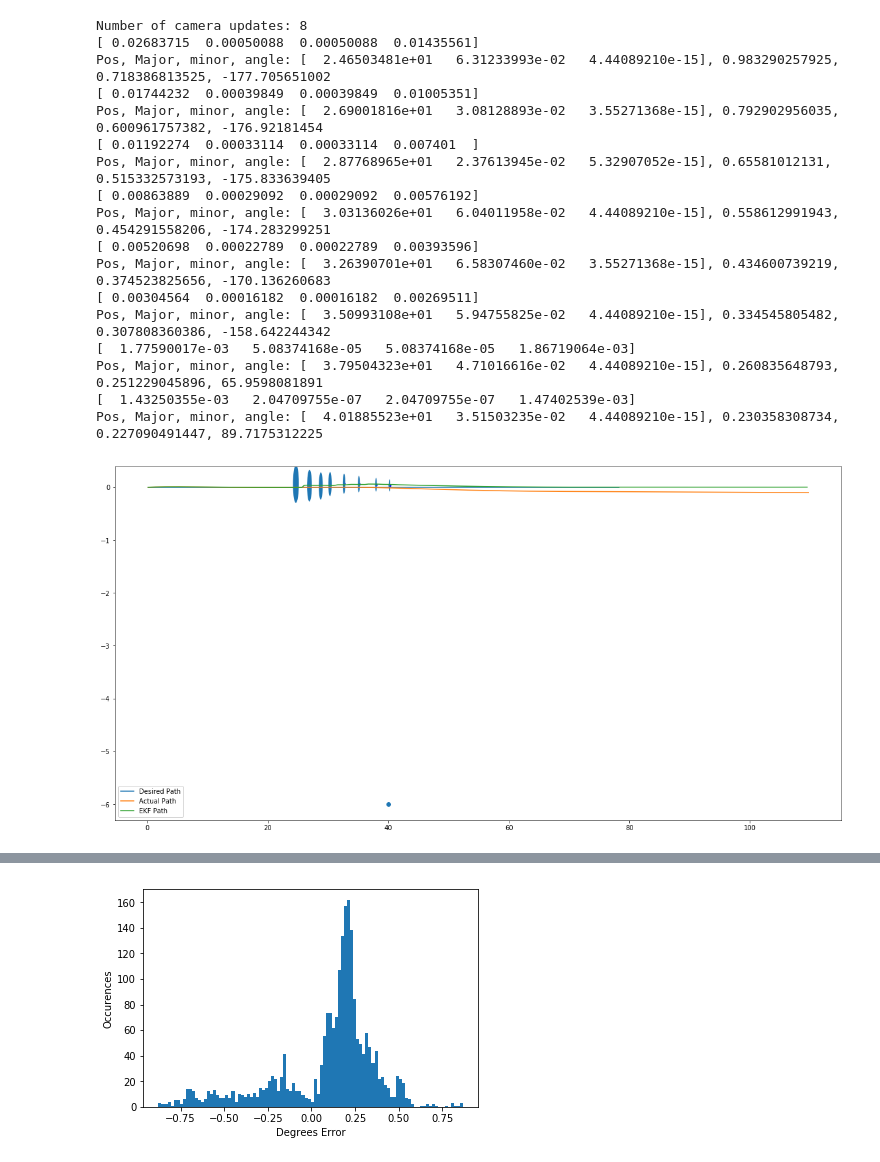
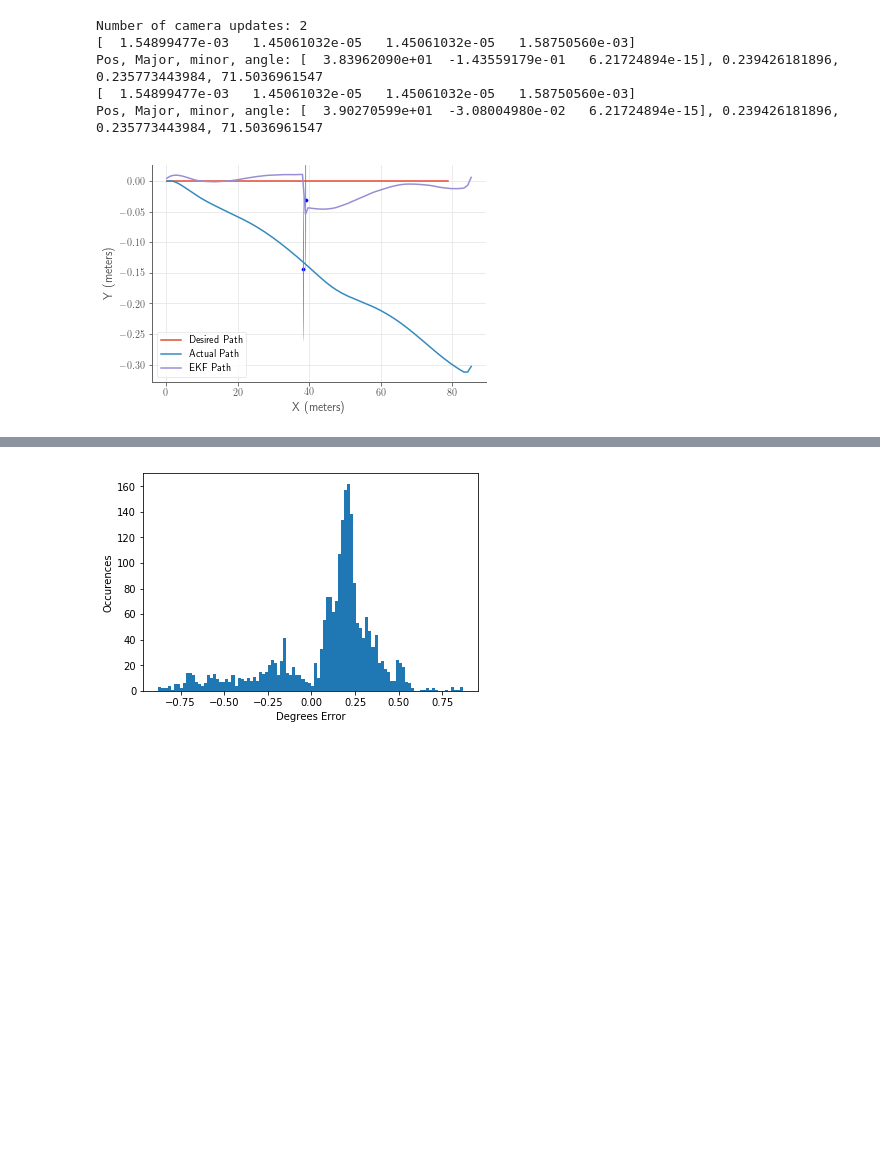
Before and after one commit to flyingsilverfin/AV-Camera-Placement, a Jupyter notebook: evaluation/parallel_simulation/Mutual Information Log Analysis.ipynb, the cells around one changed output, grey strips where cells are left out. Drawn from its saved outputs; the diff is of its cells as text; code cells hidden in the pictures; blank space fills up the shorter version.

```diff
--- a/evaluation/parallel_simulation/Mutual Information Log Analysis.ipynb
+++ b/evaluation/parallel_simulation/Mutual Information Log Analysis.ipynb
@@ -36,7 +66,7 @@ def quat_to_rpy(quat):
 experiment_defs_root = "defs"
 experiment_gen_root = "gen"
 # specific_experiment_paths = [['calibration_circuit.json'], ['calibration_circuit_mirror.json']] # subbpath to only process 1 experiment dir or .json, not all at once
-specific_experiment_paths = [['straight_road_80m_centercam_pos3.json']]
+specific_experiment_paths = [['straight_road_80m_centercam_pos1.json'],['straight_road_80m_centercam_pos2.json'],['straight_road_80m_centercam_pos3.json']]
 if len(specific_experiment_paths) > 0:
     specific_experiments = [os.path.join(*p) for p in  specific_experiment_paths]
 # %%
@@ -111,5 +143,5 @@ print([len(x) for x in all_bag_files])
 # %%
-bag = rosbag.Bag(all_bag_files[0][0])
+bag = rosbag.Bag(all_bag_files[1][6])
 # bag= rosbag.Bag('gen/calibration_circuit/runner_0/run_45/sim_data.bag')
 print(bag)
 # # reorder bag based on EKF header timestamps...
@@ -184,7 +189,7 @@ def extract_path_points(bag):
     actual_path = []
     ekf_path = []
     camera_updates = []
-    for msg in bag:
+    for i, msg in enumerate(bag):
         ts.append(msg.timestamp.to_sec())
         msg = msg.message
         target_path_points.append(point_to_numpy(msg.path_update.target_point))
@@ -194,7 +199,7 @@ def extract_path_points(bag):
         if msg.has_camera_update:
             pos_update = point_to_numpy(msg.camera_update.position)
             cov = np.array(msg.camera_update.covariance)
-            camera_updates.append((pos_update, cov))
+            camera_updates.append([(pos_update, cov),i])
     return np.array(ts), np.array(target_path_points), np.array(actual_path), np.array(ekf_path), camera_updates
 # %%
 def eigsorted(cov):
@@ -213,13 +218,14 @@ def covariance_to_ellipse(cov):
 # %%
 #*** THIS is good ***
 print(bag)
+skip_last = 50
 ts, pts, actual_pts, ekf_pts, camera_updates = extract_path_points(bag)
 fig = plt.figure(figsize=(10,10))
 ax = fig.add_subplot(111)
-ax.plot(pts[:, 0], pts[:, 1])
-ax.plot(actual_pts[:, 0], actual_pts[:, 1])
-ax.plot(ekf_pts[:, 0], ekf_pts[:, 1])
-for pos, cov in camera_updates[::4]:
+ax.plot(pts[:-skip_last, 0], pts[:-skip_last, 1])
+ax.plot(actual_pts[:-skip_last, 0], actual_pts[:-skip_last, 1])
+ax.plot(ekf_pts[:-skip_last, 0], ekf_pts[:-skip_last, 1])
+for (pos, cov), index in camera_updates:
     plt.scatter(pos[0], pos[1], color="blue", s=10)
     major, minor, angle = covariance_to_ellipse(cov)
 #     print("Major, minor, angle:")
@@ -227,6 +233,10 @@ for pos, cov in camera_updates[::4]:
     e = Ellipse(pos[:2], major*2*3, minor*2*3, np.rad2deg(angle)) # RECALL we encoded 3 stddevs!
     e.set_alpha(0.2)
     ax.add_artist(e)
+    print("Camera position: {0}".format(pos))
+    print("Real position: {0}".format(actual_pts[index]))
+    print("Distance: {0}".format(np.linalg.norm(pos - actual_pts[index])))
+    print("Major, minor lengths: {0}, {1}".format(major, minor))
 plt.legend(("Desired Path", "Actual Path", "EKF Path"))
 plt.show()
 # %% [output]
@@ -244,43 +262,38 @@ topics:      /simulation_data   2222 msgs @ 25.3 Hz : custom_messages/Simulation
 # %%
 ts, pts, actual_pts, ekf_pts, camera_updates = extract_path_points(bag)
-fig = plt.figure(figsize=(20,10))
+fig = plt.figure()
 ax = fig.add_subplot(111)
 print("Number of camera updates: {0}".format(len(camera_updates)))
-ax.plot(pts[:, 0], pts[:, 1])
-ax.plot(actual_pts[:, 0], actual_pts[:, 1])
-ax.plot(ekf_pts[:, 0], ekf_pts[:, 1])
-plt.scatter([40], [-6])
-for pos, cov in camera_updates:
+ax.plot(pts[:-25, 0], pts[:-25, 1])
+ax.plot(actual_pts[:-25, 0], actual_pts[:-25, 1])
+ax.plot(ekf_pts[:-25, 0], ekf_pts[:-25, 1])
+# plt.scatter([40], [-6]) # one camera location...
+for (pos, cov), index in camera_updates:
     plt.scatter(pos[0], pos[1], color="blue", s=10)
     major, minor, angle = covariance_to_ellipse(cov)
     print(cov)
     angle = np.rad2deg(angle)
     print("Pos, Major, minor, angle: {3}, {0}, {1}, {2}".format(major*3*2, minor*3*2, angle, pos))
     e = Ellipse(pos[:2], major*3*2, minor*3*2, angle=angle)
     ax.add_artist(e)
 plt.legend(("Desired Path", "Actual Path", "EKF Path"))
 # plt.xlim(25,45)
 # plt.ylim(-10,10)
-plt.show()
+plt.xlabel("X (meters)")
+plt.ylabel("Y (meters)")
+
+if save:
+    plt.savefig('figs/impl/calibration_circuit_plain.pdf',bbox_inches='tight')
+    plt.savefig('figs/impl/calibration_circuit_plain.pgf',bbox_inches='tight')
+else:
+    plt.show()
 # %% [output]
-Number of camera updates: 8
-[ 0.02683715  0.00050088  0.00050088  0.01435561]
-Pos, Major, minor, angle: [  2.46503481e+01   6.31233993e-02   4.44089210e-15], 0.983290257925, 0.718386813525, -177.705651002
-[ 0.01744232  0.00039849  0.00039849  0.01005351]
-Pos, Major, minor, angle: [  2.69001816e+01   3.08128893e-02   3.55271368e-15], 0.792902956035, 0.600961757382, -176.92181454
-[ 0.01192274  0.00033114  0.00033114  0.007401  ]
-Pos, Major, minor, angle: [  2.87768965e+01   2.37613945e-02   5.32907052e-15], 0.65581012131, 0.515332573193, -175.833639405
-[ 0.00863889  0.00029092  0.00029092  0.00576192]
-Pos, Major, minor, angle: [  3.03136026e+01   6.04011958e-02   4.44089210e-15], 0.558612991943, 0.454291558206, -174.283299251
-[ 0.00520698  0.00022789  0.00022789  0.00393596]
-Pos, Major, minor, angle: [  3.26390701e+01   6.58307460e-02   3.55271368e-15], 0.434600739219, 0.374523825656, -170.136260683
-[ 0.00304564  0.00016182  0.00016182  0.00269511]
-Pos, Major, minor, angle: [  3.50993108e+01   5.94755825e-02   4.44089210e-15], 0.334545805482, 0.307808360386, -158.642244342
-[  1.77590017e-03   5.08374168e-05   5.08374168e-05   1.86719064e-03]
-Pos, Major, minor, angle: [  3.79504323e+01   4.71016616e-02   4.44089210e-15], 0.260835648793, 0.251229045896, 65.9598081891
-[  1.43250355e-03   2.04709755e-07   2.04709755e-07   1.47402539e-03]
-Pos, Major, minor, angle: [  4.01885523e+01   3.51503235e-02   4.44089210e-15], 0.230358308734, 0.227090491447, 89.7175312225
+Number of camera updates: 2
+[  1.54899477e-03   1.45061032e-05   1.45061032e-05   1.58750560e-03]
+Pos, Major, minor, angle: [  3.83962090e+01  -1.43559179e-01   6.21724894e-15], 0.239426181896, 0.235773443984, 71.5036961547
+[  1.54899477e-03   1.45061032e-05   1.45061032e-05   1.58750560e-03]
+Pos, Major, minor, angle: [  3.90270599e+01  -3.08004980e-02   6.21724894e-15], 0.239426181896, 0.235773443984, 71.5036961547
-[figure, old version]
+[figure, new version]
 # %%
 def extract_velocity_profiles(bag, straight_speed=20.0, radius_speed_mult=0.5):
     time_axis = []
```
Also changed, not shown: parts of 19 cells of this notebook, 6 other files.
